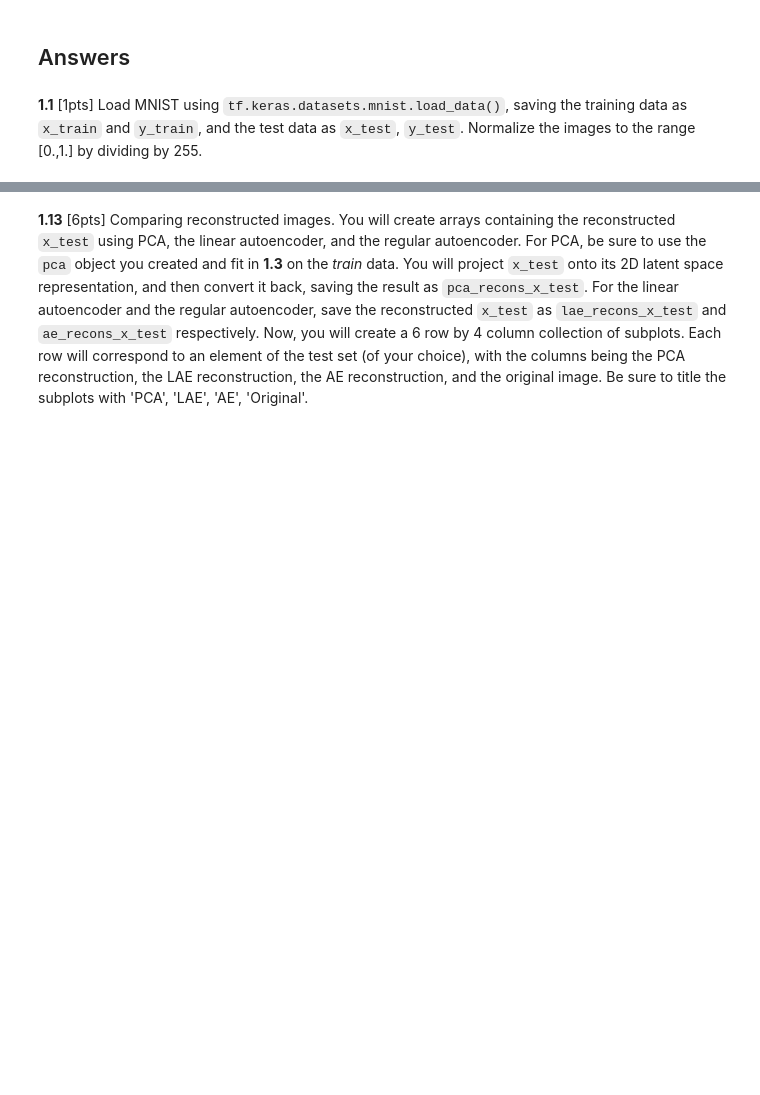
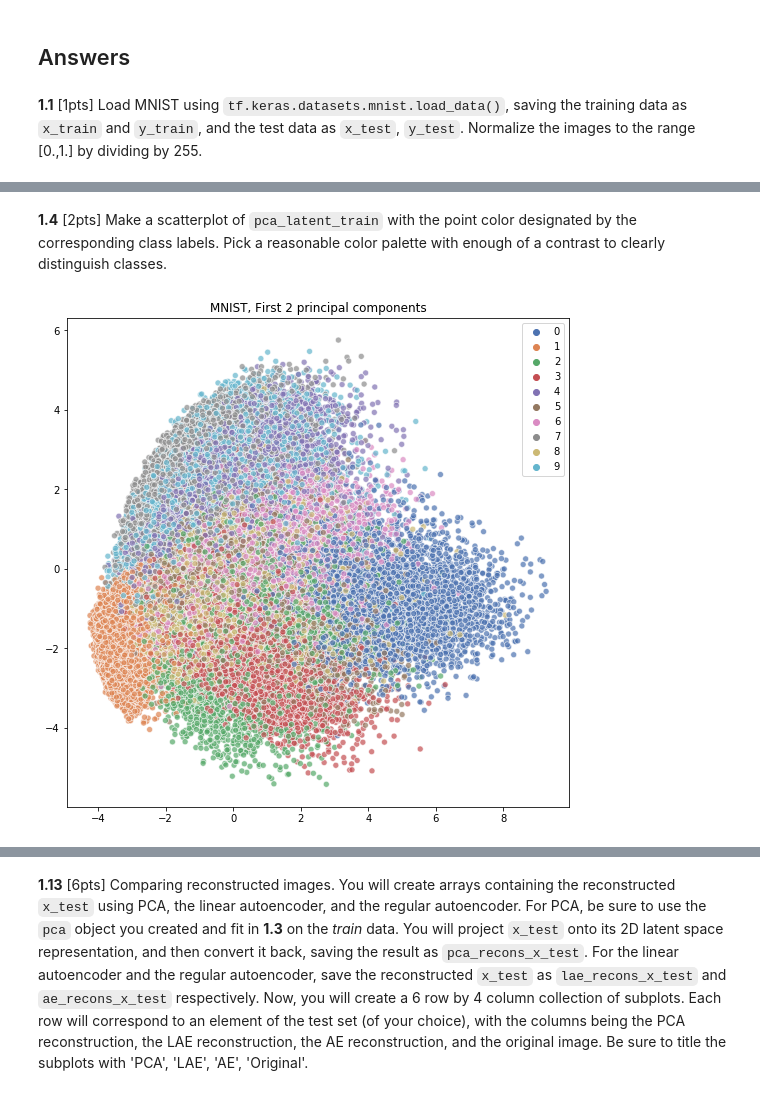
Before and after one commit to simonwarchol/2020-CS109B, a Jupyter notebook: content/homeworks/hw05/notebook/cs109b-hw5-students.ipynb, the cells around one changed output, grey strips where cells are left out. Cells and saved outputs as stored; diff of their text form; code cells hidden in the pictures; blank space fills up the shorter version.

```diff
--- a/content/homeworks/hw05/notebook/cs109b-hw5-students.ipynb
+++ b/content/homeworks/hw05/notebook/cs109b-hw5-students.ipynb
@@ -92,0 +110,17 @@ For this question, we will be using the [MNIST Dataset](https://en.wikipedia.org
+# %%
+# your code here
+x_train_flat = x_train.reshape(x_train.shape[0], -1)
+x_test_flat = x_test.reshape(x_test.shape[0], -1)
+num_components = 2
+pca = PCA(n_components=num_components).fit(x_train_flat)
+pca_latent_train = pca.transform(x_train_flat)
+# %% [markdown]
+**1.4** [2pts] Make a scatterplot of `pca_latent_train` with the point color designated by the corresponding class labels. Pick a reasonable color palette with enough of a contrast to clearly distinguish classes.
+# %%
+# your code here
+fig, ax = plt.subplots(1,1, figsize=(9,9))
+sns.scatterplot(x=pca_latent_train[:,0], y=pca_latent_train[:,1], hue=y_train,
+                palette=sns.color_palette("deep", 10), alpha=(0.7), ax=ax)
+ax.set_title("MNIST, First 2 principal components");
+# %% [output]
+[figure, added]
```
Also changed, not shown: parts of 89 cells of this notebook, 4 other files.
